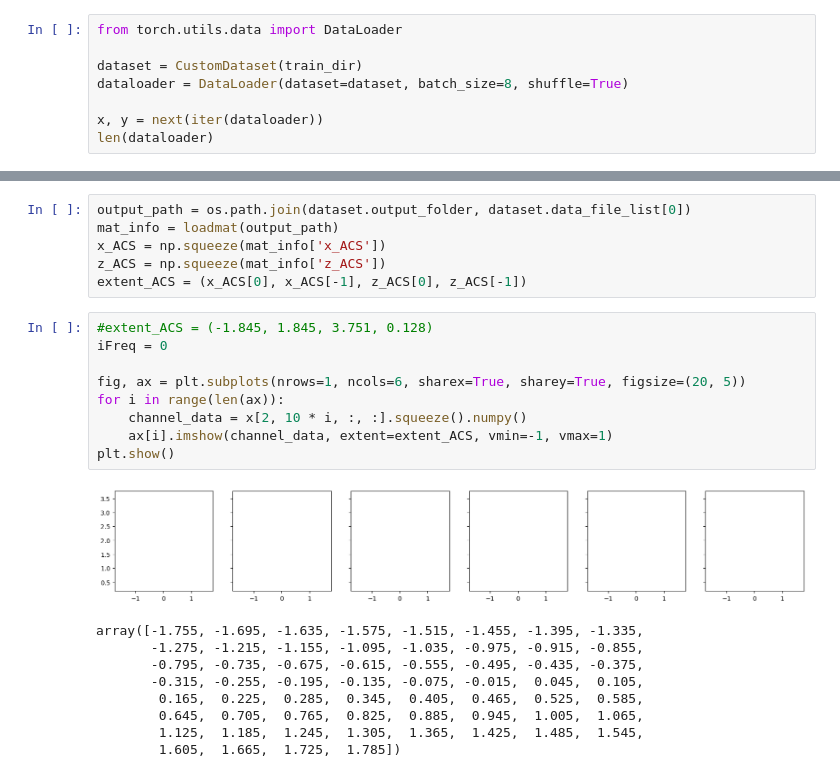
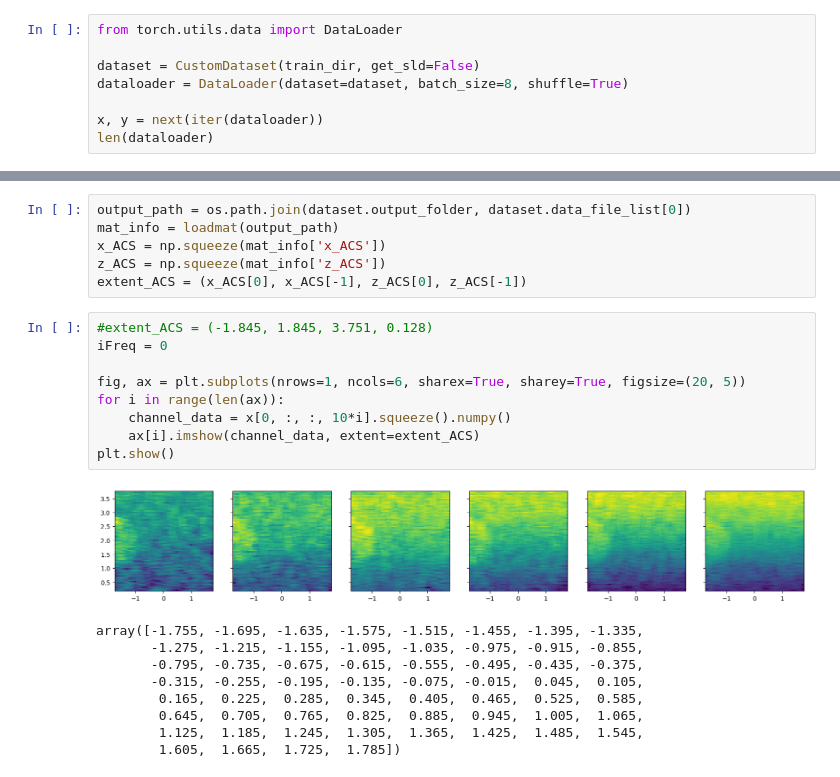
Before and after one commit to SebastianMerino/DL-Attenuation, a Jupyter notebook: testing/exploring_training.ipynb, the cells around one changed output, grey strips where cells are left out. Saved outputs shown, nothing was run; the diff lists cells and outputs as text.

```diff
--- a/testing/exploring_training.ipynb
+++ b/testing/exploring_training.ipynb
@@ -186,7 +186,7 @@ class CustomDataset(Dataset):
 # %%
 from torch.utils.data import DataLoader
 
-dataset = CustomDataset(train_dir)
+dataset = CustomDataset(train_dir, get_sld=False)
 dataloader = DataLoader(dataset=dataset, batch_size=8, shuffle=True)
 
 x, y = next(iter(dataloader))
@@ -224,14 +224,14 @@ extent_ACS = (x_ACS[0], x_ACS[-1], z_ACS[0], z_ACS[-1])
 # %%
 #extent_ACS = (-1.845, 1.845, 3.751, 0.128)
 iFreq = 0
 
 fig, ax = plt.subplots(nrows=1, ncols=6, sharex=True, sharey=True, figsize=(20, 5))
 for i in range(len(ax)):
-    channel_data = x[2, 10 * i, :, :].squeeze().numpy()
-    ax[i].imshow(channel_data, extent=extent_ACS, vmin=-1, vmax=1)
+    channel_data = x[0, :, :, 10*i].squeeze().numpy()
+    ax[i].imshow(channel_data, extent=extent_ACS)
 plt.show()
 # %% [output]
-[figure, old version]
+[figure, new version]
 # %%
 # %% [output]
 array([-1.755, -1.695, -1.635, -1.575, -1.515, -1.455, -1.395, -1.335,
```
Also changed, not shown: 1 other file.
